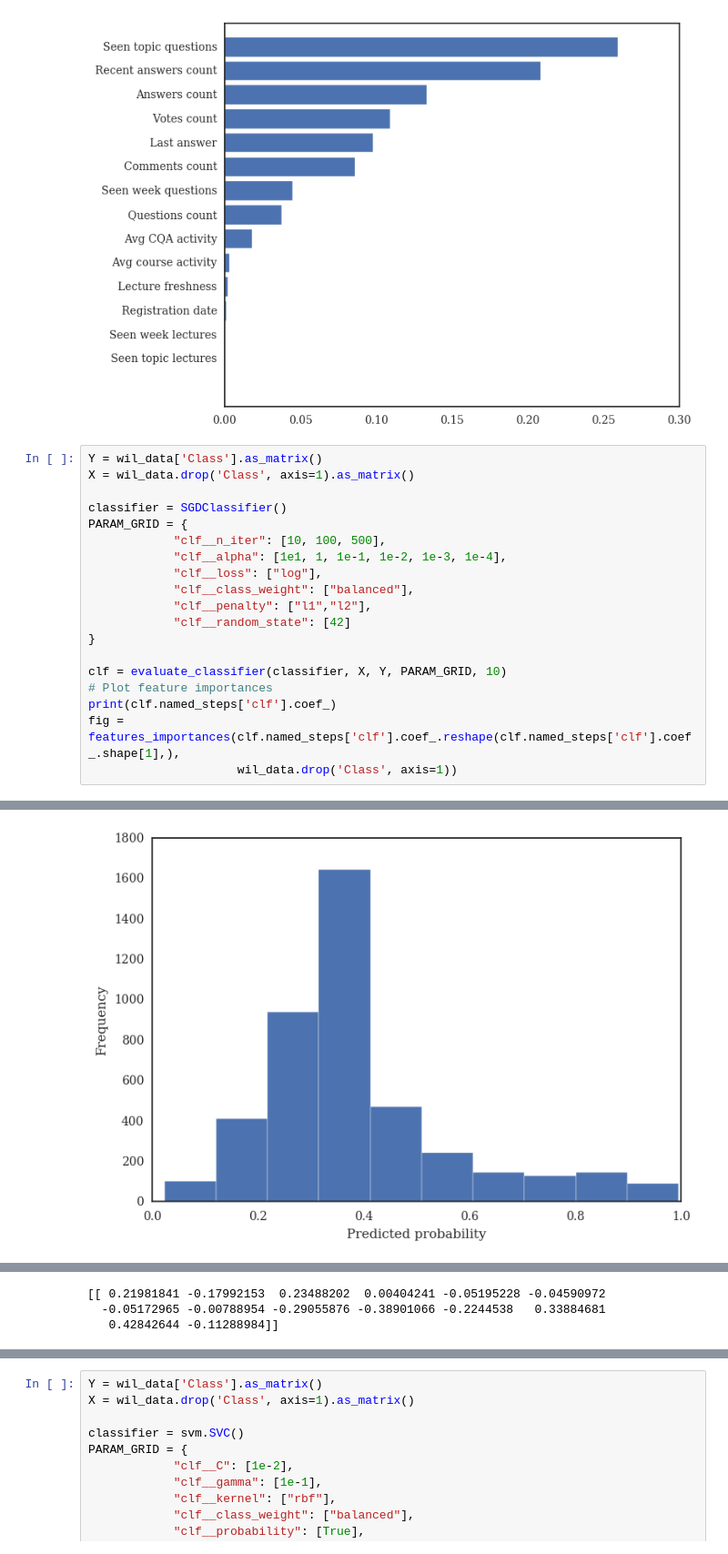
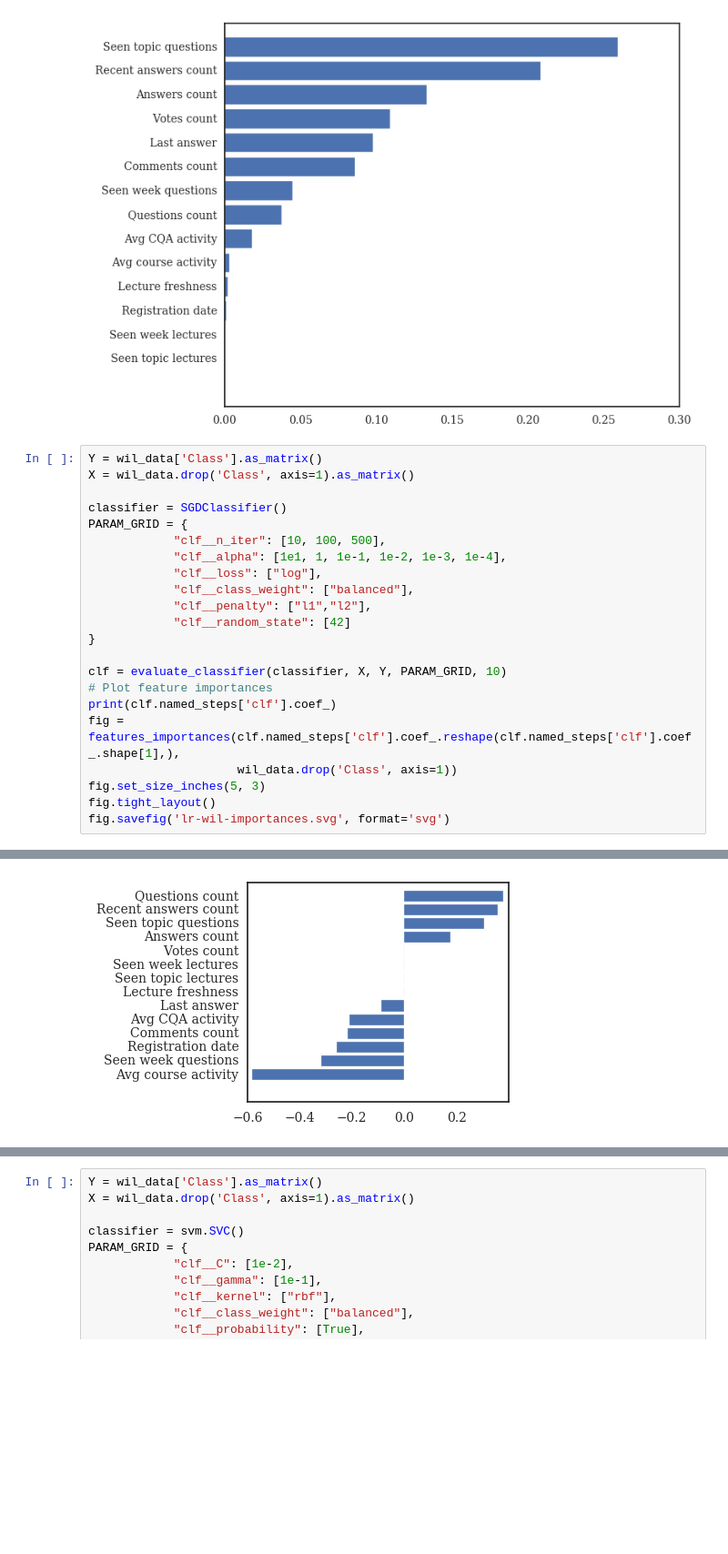
Before and after one commit to dmacjam/dp-analysis-evaluation, a Jupyter notebook: question-routing-evaluation.ipynb, the cells around one changed output, grey strips where cells are left out. Shown at 91% size. Cells and saved outputs as stored; diff of their text form; blank space fills up the shorter version.

```diff
--- a/question-routing-evaluation.ipynb
+++ b/question-routing-evaluation.ipynb
@@ -472,4 +453,7 @@ clf = evaluate_classifier(classifier, X, Y, PARAM_GRID, 10)
 print(clf.named_steps['clf'].coef_)
 fig = features_importances(clf.named_steps['clf'].coef_.reshape(clf.named_steps['clf'].coef_.shape[1],),
                      wil_data.drop('Class', axis=1))
+fig.set_size_inches(5, 3)
+fig.tight_layout()
+fig.savefig('lr-wil-importances.svg', format='svg')
 # %% [output]
@@ -493 +460 @@ Parameters: {'clf__n_iter': 10, 'clf__loss': 'log', 'clf__random_state': 42, 'cl
-[figure, old version]
+[figure, new version]
@@ -496,3 +460,0 @@ Parameters: {'clf__n_iter': 10, 'clf__loss': 'log', 'clf__random_state': 42, 'cl
-[[ 0.21981841 -0.17992153  0.23488202  0.00404241 -0.05195228 -0.04590972
-  -0.05172965 -0.00788954 -0.29055876 -0.38901066 -0.2244538   0.33884681
-   0.42842644 -0.11288984]]
```
Also changed, not shown: parts of 4 cells of this notebook, 1 other file.
